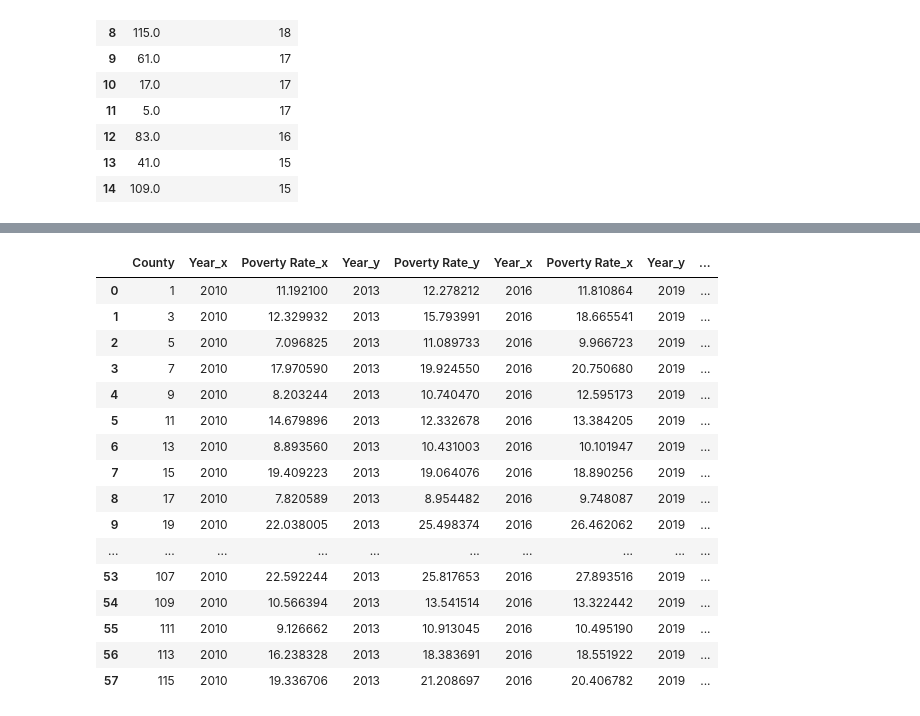
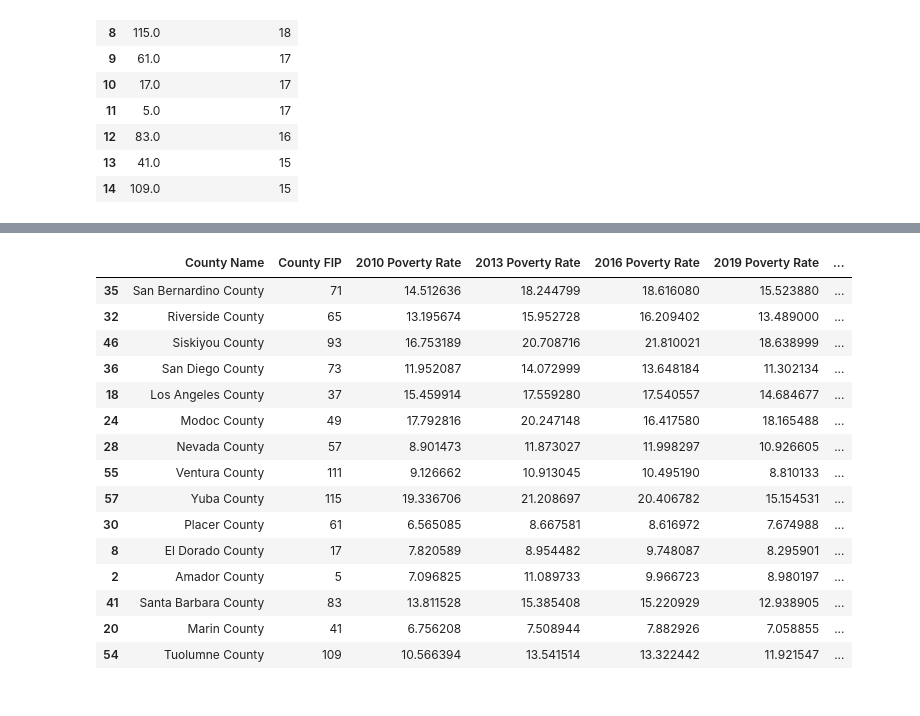
Before and after one commit to jacobdv/extreme-weather, a Jupyter notebook: Comparing income level (poverty level) to economic impact of wildfires.ipynb, the cells around one changed output, grey strips where cells are left out. Cells and saved outputs as stored; diff of their text form; code cells hidden in the pictures.

```diff
--- a/Comparing income level (poverty level) to economic impact of wildfires.ipynb
+++ b/Comparing income level (poverty level) to economic impact of wildfires.ipynb
@@ -156 +133,7 @@ census_df_2019
+# %%
+#Renaming Poverty Rate Columns
+census_df_2010.rename(columns = {"Poverty Rate" : "2010 Poverty Rate"}, inplace=True)
+census_df_2013.rename(columns = {"Poverty Rate" : "2013 Poverty Rate"}, inplace=True)
+census_df_2016.rename(columns = {"Poverty Rate" : "2016 Poverty Rate"}, inplace=True)
+census_df_2019.rename(columns = {"Poverty Rate" : "2019 Poverty Rate"}, inplace=True)
 # %%
@@ -203,0 +169,11 @@ census_df_2019
+# %%
+#Merging census dataframes, dropping repeat names, reorganizing
+pt1_census_df = pd.merge(census_df_2010, census_df_2013, on="County", how="left")
+pt1_census_df.drop(["Name_y"], axis=1, inplace=True)
+pt2_census_df = pd.merge(pt1_census_df, census_df_2016, on="County", how="left")
+pt2_census_df.drop(["Name_x"], axis=1, inplace=True)
+census_df = pd.merge(pt2_census_df, census_df_2019, on="County", how="left")
+census_df.drop(["Name_x"], axis=1, inplace=True)
+census_df = census_df[["Name_y", "County", "2010 Poverty Rate", "2013 Poverty Rate", "2016 Poverty Rate", "2019 Poverty Rate"]]
+census_df.rename(columns = {"Name_y" : "County Name", "County" : "County FIP"}, inplace=True)
+census_df
@@ -204,24 +226,39 @@ census_df_2019
 # %%
-pt1_census_df = pd.merge(census_df_2010, census_df_2013, on="County", how="left")
-pt2_census_df = pd.merge(pt1_census_df, census_df_2016, on="County", how="left")
-census_df = pd.merge(pt2_census_df, census_df_2019, on="County", how="left")
-census_df
+#DataFrame for Counties with Highest Number of Wildfires
+#Creating combined dataframe in a weird/labor intensive way
+df1 = census_df.loc[census_df["County FIP"] == 71.0, :]
+df2 = census_df.loc[census_df["County FIP"] == 65.0, :]
+df3 = census_df.loc[census_df["County FIP"] == 93.0, :]
+df4 = census_df.loc[census_df["County FIP"] == 73.0, :]
+df5 = census_df.loc[census_df["County FIP"] == 37.0, :]
+df6 = census_df.loc[census_df["County FIP"] == 49.0, :]
+df7 = census_df.loc[census_df["County FIP"] == 57.0, :]
+df8 = census_df.loc[census_df["County FIP"] == 111.0, :]
+df9 = census_df.loc[census_df["County FIP"] == 115.0, :]
+df10 = census_df.loc[census_df["County FIP"] == 61.0, :]
+df11 = census_df.loc[census_df["County FIP"] == 17.0, :]
+df12 = census_df.loc[census_df["County FIP"] == 5.0, :]
+df13 = census_df.loc[census_df["County FIP"] == 83.0, :]
+df14 = census_df.loc[census_df["County FIP"] == 41.0, :]
+df15 = census_df.loc[census_df["County FIP"] == 109.0, :]
+combined_data = pd.concat([df1, df2, df3, df4, df5, df6, df7, df8, df9, df10, df11, df12, df13, df14, df15], axis=0)
+combined_data['Number of Wildfires'] = [53, 51, 41, 31, 23, 20, 19, 19, 18, 17, 17, 17, 16, 15, 15]
+combined_data
 # %% [output]
-|  | County | Year_x | Poverty Rate_x | Year_y | Poverty Rate_y | Year_x | Poverty Rate_x | Year_y | ... |
-| 0 | 1 | 2010 | 11.192100 | 2013 | 12.278212 | 2016 | 11.810864 | 2019 | ... |
-| 1 | 3 | 2010 | 12.329932 | 2013 | 15.793991 | 2016 | 18.665541 | 2019 | ... |
-| 2 | 5 | 2010 | 7.096825 | 2013 | 11.089733 | 2016 | 9.966723 | 2019 | ... |
-| 3 | 7 | 2010 | 17.970590 | 2013 | 19.924550 | 2016 | 20.750680 | 2019 | ... |
-| 4 | 9 | 2010 | 8.203244 | 2013 | 10.740470 | 2016 | 12.595173 | 2019 | ... |
-| 5 | 11 | 2010 | 14.679896 | 2013 | 12.332678 | 2016 | 13.384205 | 2019 | ... |
-| 6 | 13 | 2010 | 8.893560 | 2013 | 10.431003 | 2016 | 10.101947 | 2019 | ... |
-| 7 | 15 | 2010 | 19.409223 | 2013 | 19.064076 | 2016 | 18.890256 | 2019 | ... |
-| 8 | 17 | 2010 | 7.820589 | 2013 | 8.954482 | 2016 | 9.748087 | 2019 | ... |
-| 9 | 19 | 2010 | 22.038005 | 2013 | 25.498374 | 2016 | 26.462062 | 2019 | ... |
-| ... | ... | ... | ... | ... | ... | ... | ... | ... | ... |
-| 53 | 107 | 2010 | 22.592244 | 2013 | 25.817653 | 2016 | 27.893516 | 2019 | ... |
-| 54 | 109 | 2010 | 10.566394 | 2013 | 13.541514 | 2016 | 13.322442 | 2019 | ... |
-| 55 | 111 | 2010 | 9.126662 | 2013 | 10.913045 | 2016 | 10.495190 | 2019 | ... |
-| 56 | 113 | 2010 | 16.238328 | 2013 | 18.383691 | 2016 | 18.551922 | 2019 | ... |
-| 57 | 115 | 2010 | 19.336706 | 2013 | 21.208697 | 2016 | 20.406782 | 2019 | ... |
+|  | County Name | County FIP | 2010 Poverty Rate | 2013 Poverty Rate | 2016 Poverty Rate | 2019 Poverty Rate | ... |
+| 35 | San Bernardino County | 71 | 14.512636 | 18.244799 | 18.616080 | 15.523880 | ... |
+| 32 | Riverside County | 65 | 13.195674 | 15.952728 | 16.209402 | 13.489000 | ... |
+| 46 | Siskiyou County | 93 | 16.753189 | 20.708716 | 21.810021 | 18.638999 | ... |
+| 36 | San Diego County | 73 | 11.952087 | 14.072999 | 13.648184 | 11.302134 | ... |
+| 18 | Los Angeles County | 37 | 15.459914 | 17.559280 | 17.540557 | 14.684677 | ... |
+| 24 | Modoc County | 49 | 17.792816 | 20.247148 | 16.417580 | 18.165488 | ... |
+| 28 | Nevada County | 57 | 8.901473 | 11.873027 | 11.998297 | 10.926605 | ... |
+| 55 | Ventura County | 111 | 9.126662 | 10.913045 | 10.495190 | 8.810133 | ... |
+| 57 | Yuba County | 115 | 19.336706 | 21.208697 | 20.406782 | 15.154531 | ... |
+| 30 | Placer County | 61 | 6.565085 | 8.667581 | 8.616972 | 7.674988 | ... |
+| 8 | El Dorado County | 17 | 7.820589 | 8.954482 | 9.748087 | 8.295901 | ... |
+| 2 | Amador County | 5 | 7.096825 | 11.089733 | 9.966723 | 8.980197 | ... |
+| 41 | Santa Barbara County | 83 | 13.811528 | 15.385408 | 15.220929 | 12.938905 | ... |
+| 20 | Marin County | 41 | 6.756208 | 7.508944 | 7.882926 | 7.058855 | ... |
+| 54 | Tuolumne County | 109 | 10.566394 | 13.541514 | 13.322442 | 11.921547 | ... |
 # %%
```
Also changed, not shown: parts of 20 cells of this notebook.
